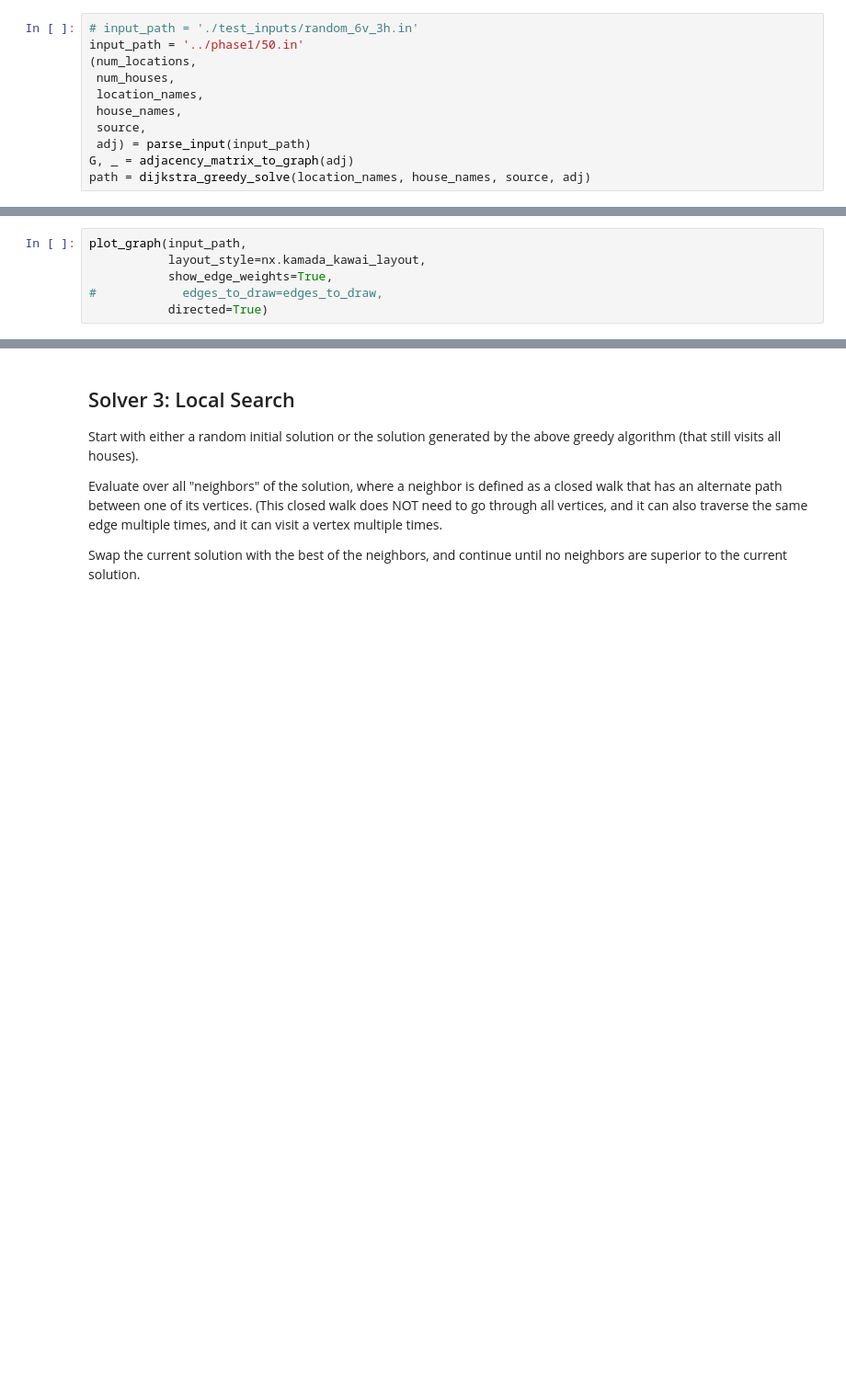
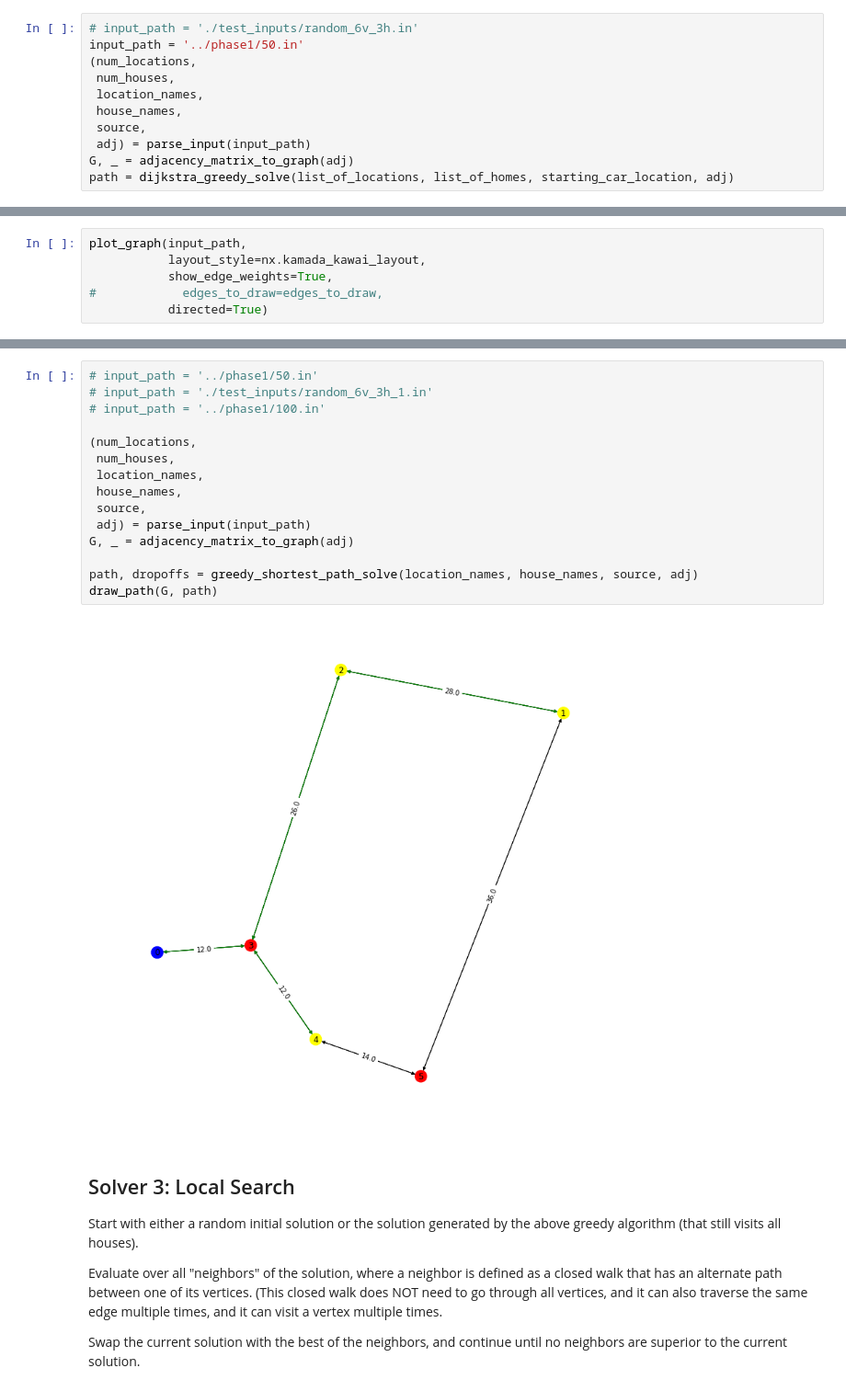
Before and after one commit to justinvyu/cs170-final-project, a Jupyter notebook: phase2/solvers_justin.ipynb, the cells around one changed output, grey strips where cells are left out. Shown at 92% size. Saved outputs shown, nothing was run; the diff lists cells and outputs as text; blank space fills up the shorter version.

Commit message:
Add greedy shortest paths

```diff
--- a/phase2/solvers_justin.ipynb
+++ b/phase2/solvers_justin.ipynb
@@ -146,7 +146,7 @@ input_path = '../phase1/50.in'
  source,
  adj) = parse_input(input_path)
 G, _ = adjacency_matrix_to_graph(adj)
-path = dijkstra_greedy_solve(location_names, house_names, source, adj)
+path = dijkstra_greedy_solve(list_of_locations, list_of_homes, starting_car_location, adj)
 # %%
 def draw_path(G, path):
     edges_to_draw = []
@@ -170,3 +230,20 @@ plot_graph(input_path,
+# %%
+# input_path = '../phase1/50.in'
+# input_path = './test_inputs/random_6v_3h_1.in'
+# input_path = '../phase1/100.in'
+
+(num_locations,
+ num_houses,
+ location_names,
+ house_names,
+ source,
+ adj) = parse_input(input_path)
+G, _ = adjacency_matrix_to_graph(adj)
+
+path, dropoffs = greedy_shortest_path_solve(location_names, house_names, source, adj)
+draw_path(G, path)
+# %% [output]
+[figure, added]
 # %% [markdown]
 ## Solver 3: Local Search
 
```
Also changed, not shown: parts of 5 cells of this notebook, 3 other files.
